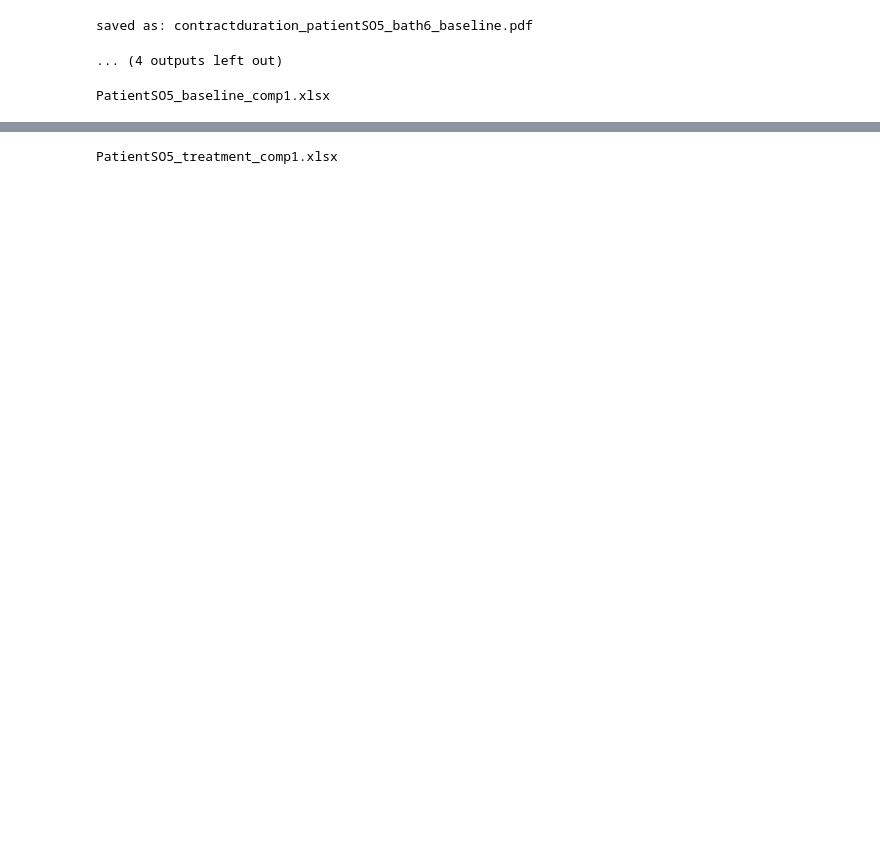
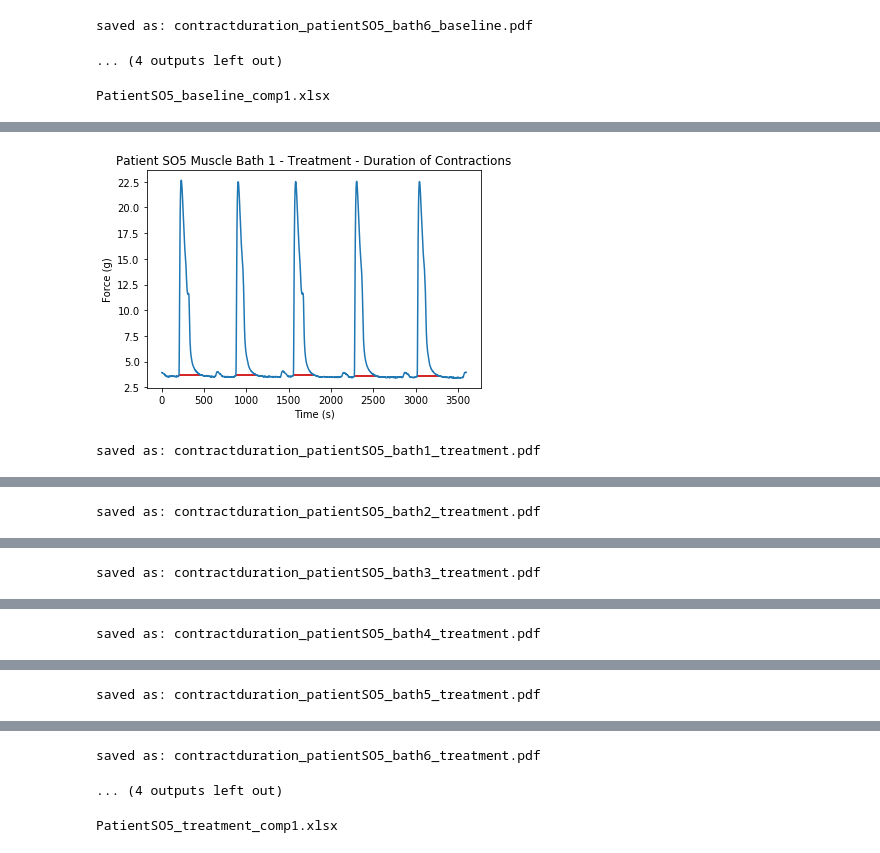
Before and after one commit to wupchurc/Muscle-Bath, a Jupyter notebook: Myometrial Contractility.ipynb, the cells around one changed output, grey strips where cells are left out. Cells and saved outputs as stored; diff of their text form; code cells hidden in the pictures; blank space fills up the shorter version.

```diff
--- a/Myometrial Contractility.ipynb
+++ b/Myometrial Contractility.ipynb
@@ -634,3 +612,36 @@ for mb in range(len(treatpeakvals)):
 treatpeakdic = dict(zip(treatpeaktitles, treatpeakvals))
 #make a dictionary out of tiles and normalized treatment contraction peaks
 treatnormpeakdic = dict(zip(normtreatpeaktitles, normalized_treatment_peaks))
+# %%
+#calculate duration of contractions
+peakdurations = []
+treat_duration_titles = []
+for mb in range(len(treat_array_list)):
+    bath = df_ref.iloc[mb]["Bath Number"]
+    title = "bath" + str(bath) +" duration times (s)"
+    treat_duration_titles.append(title)
+    templist = []
+    #create figure to plot on
+    f = plt.figure()
+    plt.plot(np.array(treat_array_list[mb]))
+    #label plot
+    plt.title("Patient "+list(df_ref['Patient'])[mb]+" Muscle Bath "+str(bath)+" - Treatment - Duration of Contractions")
+    plt.ylabel("Force (g)")
+    plt.xlabel("Time (s)")
+    widths = peak_widths(treat_array_list[mb],locmax_indx_treat_list[mb],0.99)
+    for contraction in range(len(treat_locmax_list[mb])):
+        leftx = ((widths[2][contraction]))
+        rightx = ((widths[3][contraction]))
+        templist.append(int(rightx-leftx))
+        plt.hlines(*widths[1:], color="C3")
+    plt.show()
+    peakduration.append(np.array(templist))
+    #save plots as pdf
+    savestring = "contractduration_" + "patient"+(list(df_ref['Patient'])[mb])+"_"+"bath"+str(bath)+"_treatment"+'.pdf'
+    print("saved as:",savestring)
+    f.savefig(savestring,sep = '')
+#make a dictionary for baseline contractions duration time
+treat_contract_dur_time = dict(zip(treat_duration_titles,peakduration))
+# %% [output]
+[figure, added]
+saved as: contractduration_patientSO5_bath1_treatment.pdf
@@ -636,0 +649 @@ treatnormpeakdic = dict(zip(normtreatpeaktitles, normalized_treatment_peaks))
+saved as: contractduration_patientSO5_bath2_treatment.pdf
@@ -636,0 +651 @@ treatnormpeakdic = dict(zip(normtreatpeaktitles, normalized_treatment_peaks))
+saved as: contractduration_patientSO5_bath3_treatment.pdf
@@ -636,0 +653 @@ treatnormpeakdic = dict(zip(normtreatpeaktitles, normalized_treatment_peaks))
+saved as: contractduration_patientSO5_bath4_treatment.pdf
@@ -636,0 +655 @@ treatnormpeakdic = dict(zip(normtreatpeaktitles, normalized_treatment_peaks))
+saved as: contractduration_patientSO5_bath5_treatment.pdf
@@ -636,0 +657,2 @@ treatnormpeakdic = dict(zip(normtreatpeaktitles, normalized_treatment_peaks))
+saved as: contractduration_patientSO5_bath6_treatment.pdf
+... (4 outputs left out)
```
Also changed, not shown: parts of 14 cells of this notebook.
